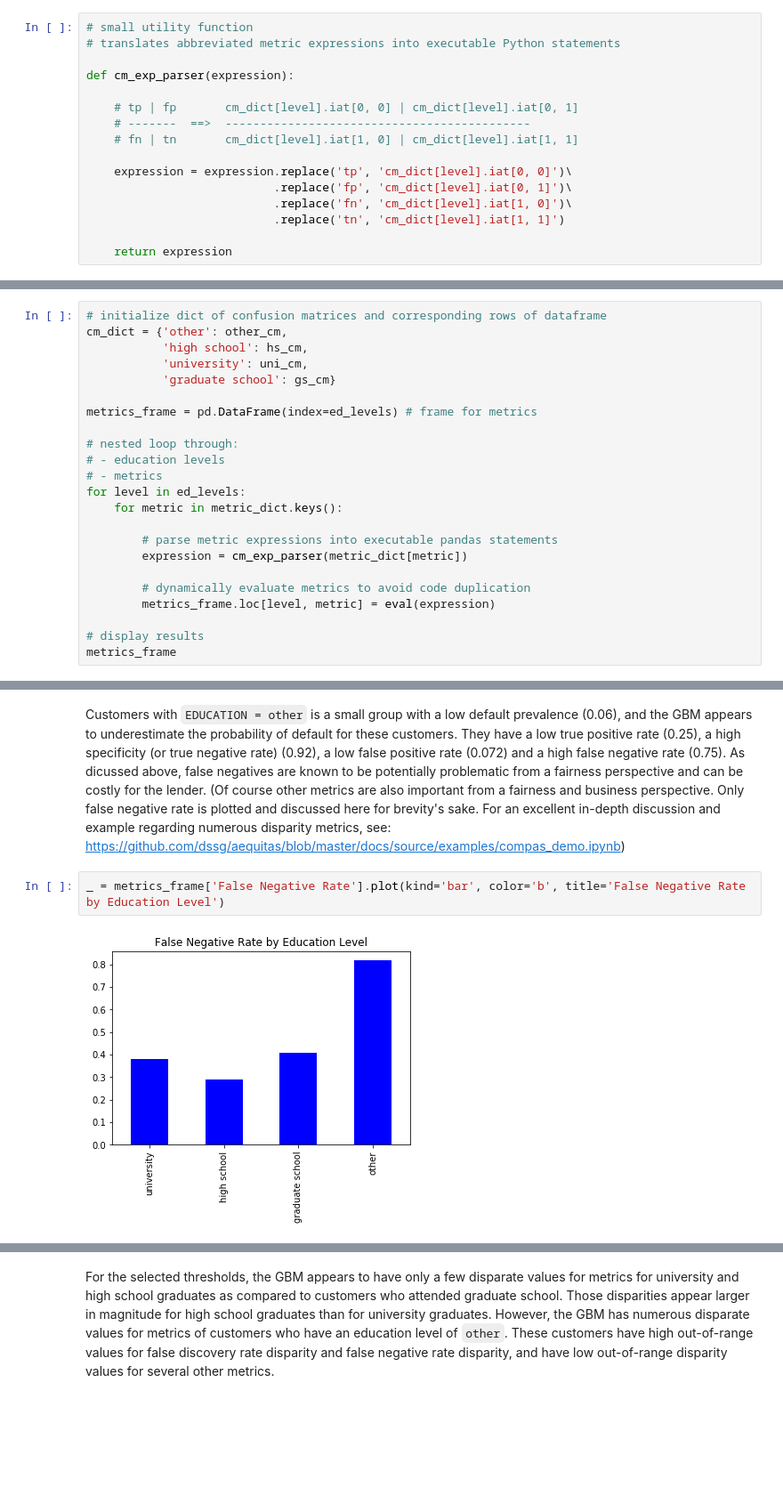
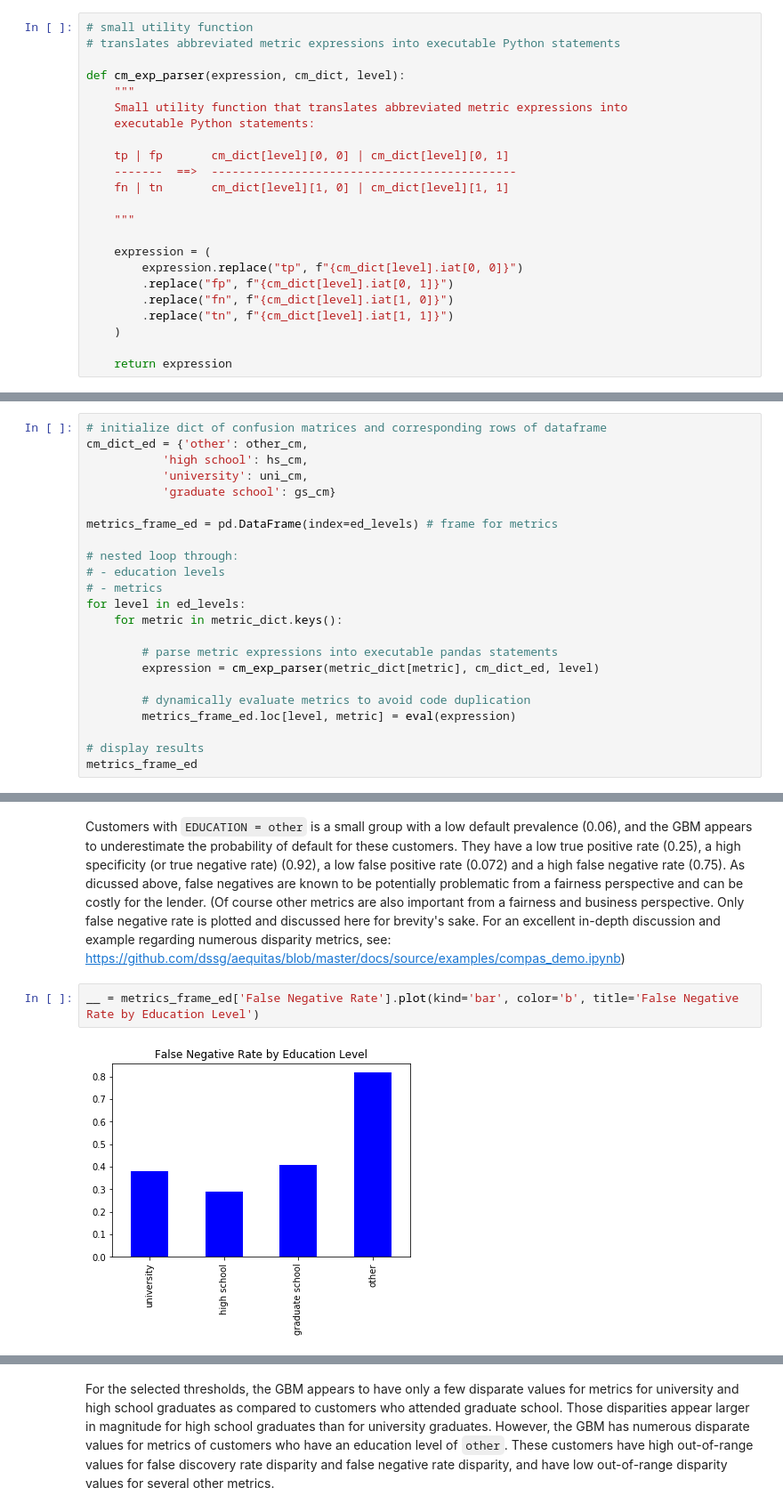
Before and after one commit to navdeep-G/interpretable-ml, a Jupyter notebook: python/jupyter-notebooks/credit/binomial/dia.ipynb, the cells around one changed output, grey strips where cells are left out. Shown at 89% size. Saved outputs shown, nothing was run; the diff lists cells and outputs as text; blank space fills up the shorter version.

```diff
--- a/python/jupyter-notebooks/credit/binomial/dia.ipynb
+++ b/python/jupyter-notebooks/credit/binomial/dia.ipynb
@@ -496,16 +532,23 @@ metric_dict = {
 # small utility function
 # translates abbreviated metric expressions into executable Python statements
 
-def cm_exp_parser(expression):
+def cm_exp_parser(expression, cm_dict, level):
+    """
+    Small utility function that translates abbreviated metric expressions into
+    executable Python statements:
 
-    # tp | fp       cm_dict[level].iat[0, 0] | cm_dict[level].iat[0, 1]
-    # -------  ==>  --------------------------------------------
-    # fn | tn       cm_dict[level].iat[1, 0] | cm_dict[level].iat[1, 1]
+    tp | fp       cm_dict[level][0, 0] | cm_dict[level][0, 1]
+    -------  ==>  --------------------------------------------
+    fn | tn       cm_dict[level][1, 0] | cm_dict[level][1, 1]
 
-    expression = expression.replace('tp', 'cm_dict[level].iat[0, 0]')\
-                           .replace('fp', 'cm_dict[level].iat[0, 1]')\
-                           .replace('fn', 'cm_dict[level].iat[1, 0]')\
-                           .replace('tn', 'cm_dict[level].iat[1, 1]')
+    """
+
+    expression = (
+        expression.replace("tp", f"{cm_dict[level].iat[0, 0]}")
+        .replace("fp", f"{cm_dict[level].iat[0, 1]}")
+        .replace("fn", f"{cm_dict[level].iat[1, 0]}")
+        .replace("tn", f"{cm_dict[level].iat[1, 1]}")
+    )
 
     return expression
 # %% [markdown]
@@ -513,12 +556,12 @@ def cm_exp_parser(expression):
 This nested loop calculates all the metrics defined above for each education level.
 # %%
 # initialize dict of confusion matrices and corresponding rows of dataframe
-cm_dict = {'other': other_cm,
+cm_dict_ed = {'other': other_cm,
            'high school': hs_cm,
            'university': uni_cm,
            'graduate school': gs_cm}
 
-metrics_frame = pd.DataFrame(index=ed_levels) # frame for metrics
+metrics_frame_ed = pd.DataFrame(index=ed_levels) # frame for metrics
 
 # nested loop through:
 # - education levels
@@ -527,13 +570,13 @@ for level in ed_levels:
     for metric in metric_dict.keys():
 
         # parse metric expressions into executable pandas statements
-        expression = cm_exp_parser(metric_dict[metric])
+        expression = cm_exp_parser(metric_dict[metric], cm_dict_ed, level)
 
         # dynamically evaluate metrics to avoid code duplication
-        metrics_frame.loc[level, metric] = eval(expression)
+        metrics_frame_ed.loc[level, metric] = eval(expression)
 
 # display results
-metrics_frame
+metrics_frame_ed
 # %% [output]
 |  | Adverse Impact | Accuracy | True Positive Rate | Precision | Specificity | Negative Predicted Value | ... |
 | university | 0.307325 | 0.751133 | 0.619980 | 0.491460 | 0.793375 | 0.866345 | ... |
@@ -547,6 +624,6 @@ From eyeballing the raw metrics we can start to see a few potential disparity pr
 # %% [markdown]
 Customers with `EDUCATION = other` is a small group with a low default prevalence (0.06), and the GBM appears to underestimate the probability of default for these customers. They have a low true positive rate (0.25), a high specificity (or true negative rate) (0.92), a low false positive rate (0.072) and a high false negative rate (0.75). As dicussed above, false negatives are known to be potentially problematic from a fairness perspective and can be costly for the lender. (Of course other metrics are also important from a fairness and business perspective. Only false negative rate is plotted and discussed here for brevity's sake. For an excellent in-depth discussion and example regarding numerous disparity metrics, see: https://github.com/dssg/aequitas/blob/master/docs/source/examples/compas_demo.ipynb)
 # %%
-_ = metrics_frame['False Negative Rate'].plot(kind='bar', color='b', title='False Negative Rate by Education Level')
+__ = metrics_frame_ed['False Negative Rate'].plot(kind='bar', color='b', title='False Negative Rate by Education Level')
 # %% [output]
-[figure, old version]
+[figure, new version]
```
Also changed, not shown: parts of 49 cells of this notebook.
